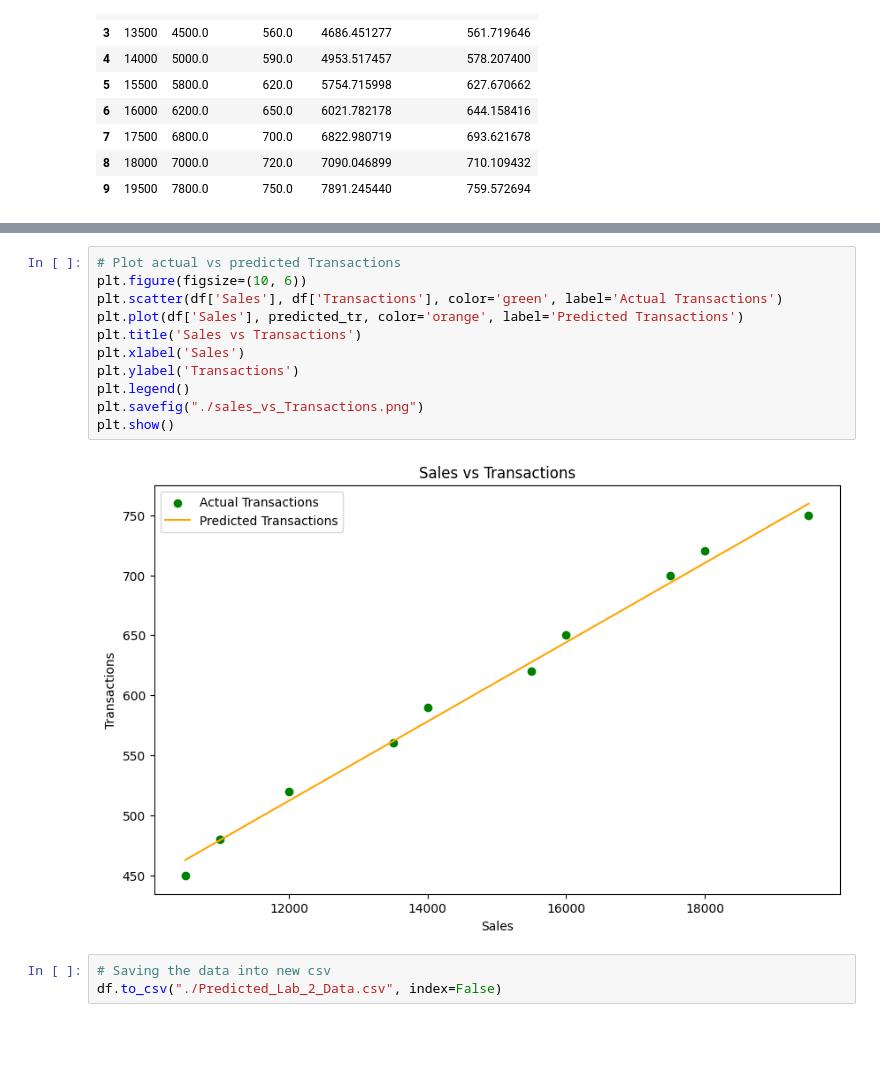
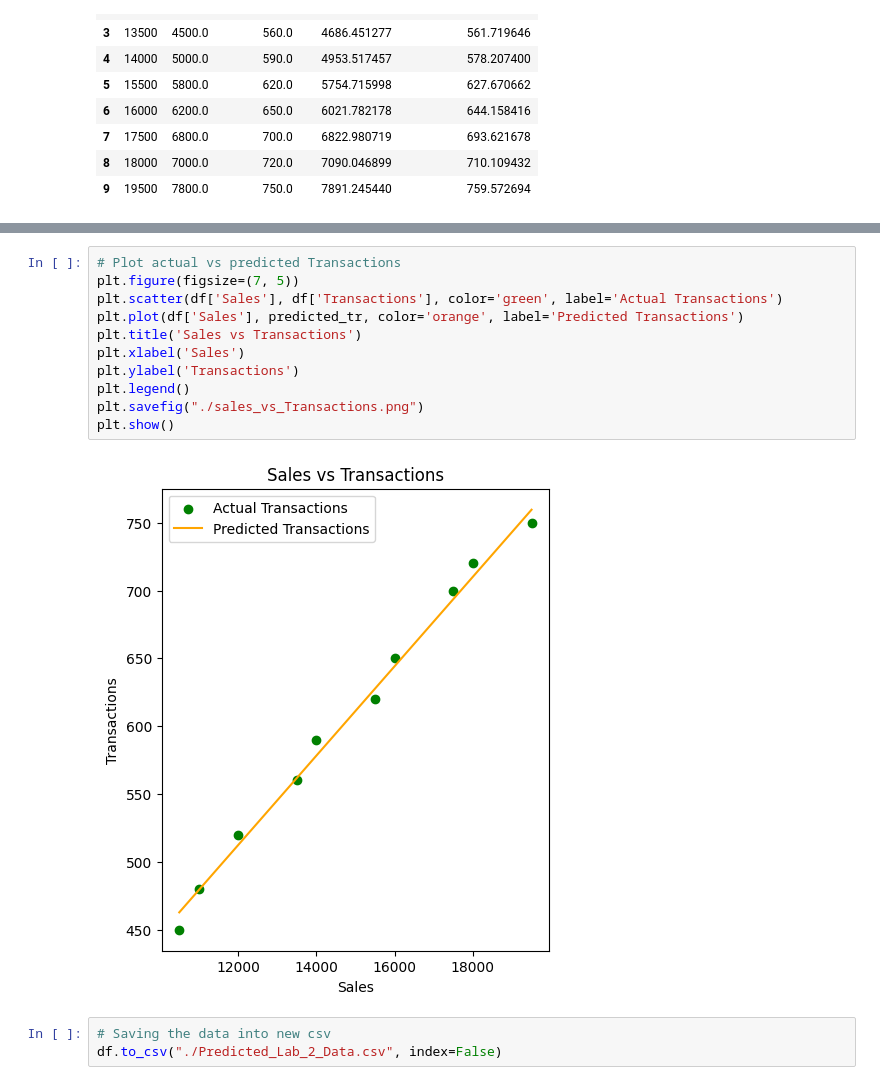
Before and after one commit to AyjuYaas/BIM, a Jupyter notebook: 06_BIM6th/BIS/Lab02/linear_regression.ipynb, the cells around one changed output, grey strips where cells are left out. Saved outputs shown, nothing was run; the diff lists cells and outputs as text; blank space fills up the shorter version.

```diff
--- a/06_BIM6th/BIS/Lab02/linear_regression.ipynb
+++ b/06_BIM6th/BIS/Lab02/linear_regression.ipynb
@@ -111,17 +111,17 @@ plt.show()
 [figure]
 # %%
 # Plot actual vs predicted Transactions
-plt.figure(figsize=(10, 6))
+plt.figure(figsize=(7, 5))
 plt.scatter(df['Sales'], df['Transactions'], color='green', label='Actual Transactions')
 plt.plot(df['Sales'], predicted_tr, color='orange', label='Predicted Transactions')
 plt.title('Sales vs Transactions')
 plt.xlabel('Sales')
 plt.ylabel('Transactions')
 plt.legend()
 plt.savefig("./sales_vs_Transactions.png")
 plt.show()
 # %% [output]
-[figure, old version]
+[figure, new version]
 # %%
 # Saving the data into new csv
 df.to_csv("./Predicted_Lab_2_Data.csv", index=False)
```
Also changed, not shown: parts of 1 cell of this notebook, 3 other files.
